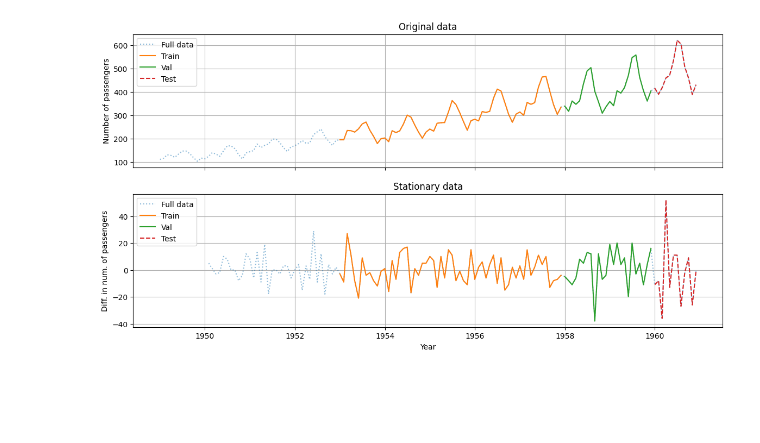
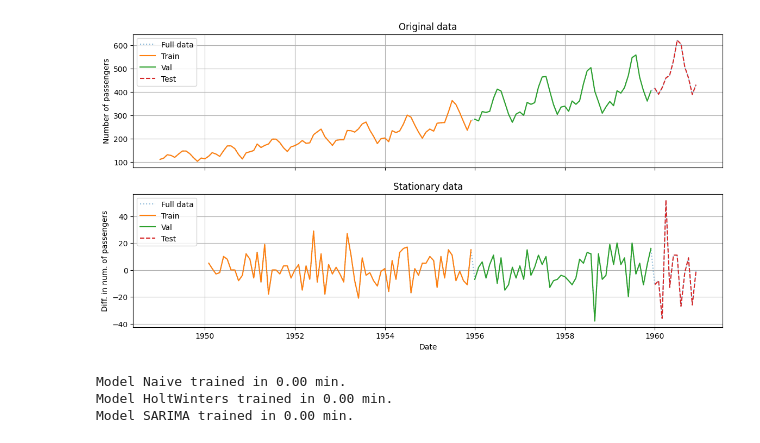
Before and after one commit to mlopez13/tsa_air_passengers, a Jupyter notebook: n6_all_models.ipynb, the cells around one changed output. Cells and saved outputs as stored; diff of their text form; code cells hidden in the pictures; blank space fills up the shorter version.

```diff
--- a/n6_all_models.ipynb
+++ b/n6_all_models.ipynb
@@ -1,47 +1,49 @@
 # %%
-import numpy as np
-import pandas as pd
-
 import matplotlib.pyplot as plt
 
-from sklearn.metrics import mean_absolute_error, mean_squared_error
+from models import Naive, HoltWinters, SARIMA, LSTM
+from utils import get_data, get_stationary_data
 
-from models import Naive
-from utils import get_data, train_val_test_split, get_stationary_tvt
+import time
 
-YEAR_CUTOFFS = [1953, 1958, 1960]
+YEAR_CUTOFFS = [1940, 1956, 1960]
+# %%
+df, train, val, test = get_data(YEAR_CUTOFFS)
+df_sta, train_sta, val_sta, test_sta = get_stationary_data(YEAR_CUTOFFS)
 # %%
-df = get_data()
-train, val, test = train_val_test_split(df, YEAR_CUTOFFS)
-train_stationary, val_stationary, test_stationary = get_stationary_tvt(YEAR_CUTOFFS)
-
 fig, axs = plt.subplots(2, 1, figsize=(14, 7), sharex=True)
 
-axs[0].set_title('Original data')
+axs[0].set_title("Original data")
+axs[0].set_ylabel("Number of passengers")
 
-axs[0].set_ylabel('Number of passengers')
-
-axs[0].plot(df, alpha=0.5, linestyle='dotted', label='Full data')
-axs[0].plot(train, label='Train')
-axs[0].plot(val, label='Val')
-axs[0].plot(test, linestyle='dashed', label='Test')
+axs[0].plot(
+    df["Date"], df["Passengers"], alpha=0.5, linestyle="dotted", label="Full data"
+)
+axs[0].plot(train["Date"], train["Passengers"], label="Train")
+axs[0].plot(val["Date"], val["Passengers"], label="Val")
+axs[0].plot(test["Date"], test["Passengers"], linestyle="dashed", label="Test")
 
 axs[0].grid()
 axs[0].legend()
 
-axs[1].set_title('Stationary data')
+axs[1].set_title("Stationary data")
+axs[1].set_xlabel("Date")
+axs[1].set_ylabel("Diff. in num. of passengers")
 
-axs[1].set_xlabel('Year')
-axs[1].set_ylabel('Diff. in num. of passengers')
-
-axs[1].plot(df_stationary, alpha=0.5, linestyle='dotted', label='Full data')
-axs[1].plot(train_stationary, label='Train')
-axs[1].plot(val_stationary, label='Val')
-axs[1].plot(test_stationary, linestyle='dashed', label='Test')
+axs[1].plot(
+    df_sta["Date"],
+    df_sta["Passengers"],
+    alpha=0.5,
+    linestyle="dotted",
+    label="Full data",
+)
+axs[1].plot(train_sta["Date"], train_sta["Passengers"], label="Train")
+axs[1].plot(val_sta["Date"], val_sta["Passengers"], label="Val")
+axs[1].plot(test_sta["Date"], test_sta["Passengers"], linestyle="dashed", label="Test")
 
 axs[1].grid()
 axs[1].legend()
 
 plt.show()
 # %% [output]
-[figure, old version]
+[figure, new version]
@@ -71 +69,16 @@ for model_name in models:
+# %%
+for model_name in models:
+    t1 = time.time()
+    model_dict = models[model_name]
+    model = model_dict["model"]
+    model.train_model()
+    t2 = time.time()
+    print(f"Model {model_name} trained in {(t2 - t1)/60:.2f} min.")
+    pred = model.predict()
+    model_dict["pred"] = pred
+    model_dict["metrics"] = model.get_metrics(val, pred)
+# %% [output]
+Model Naive trained in 0.00 min.
+Model HoltWinters trained in 0.00 min.
+Model SARIMA trained in 0.00 min.
 # %%
```
Also changed, not shown: parts of 6 cells of this notebook, 10 other files.
